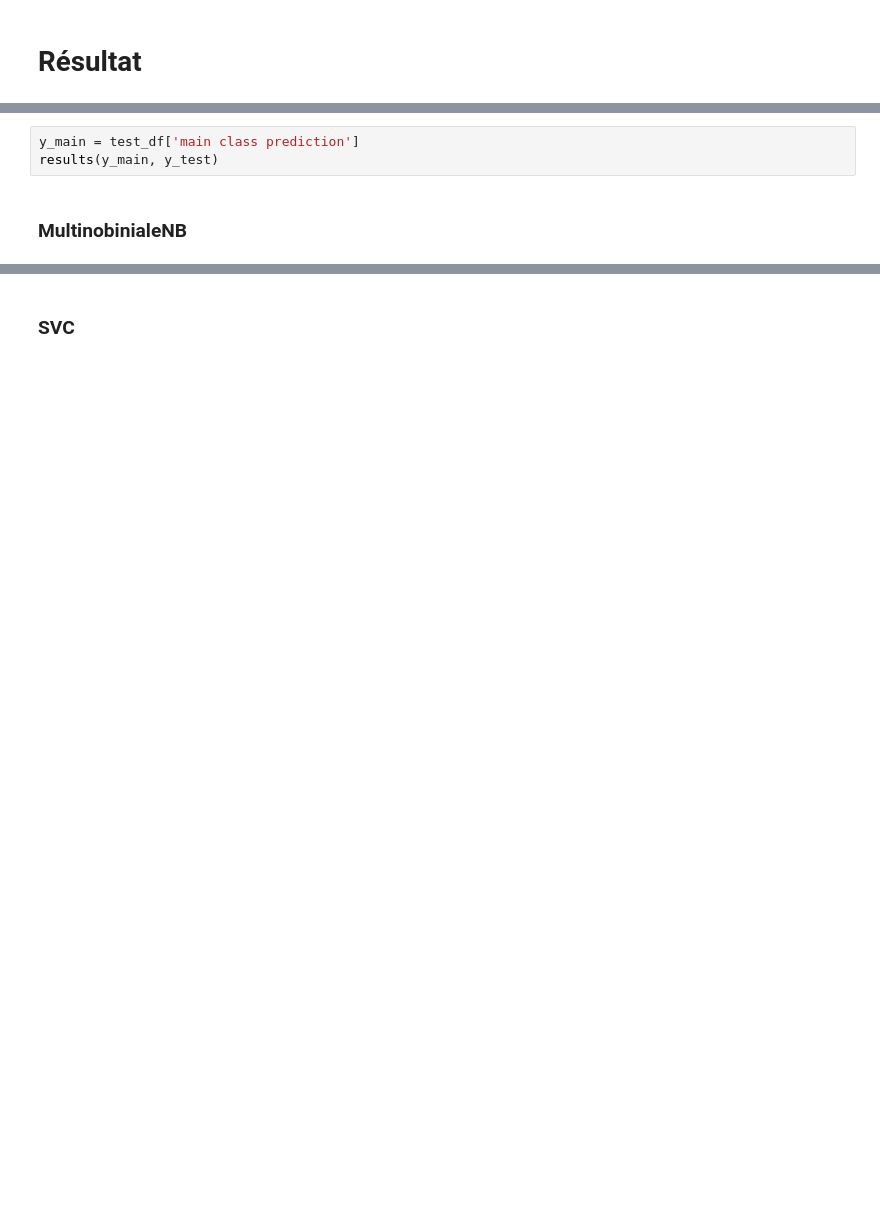
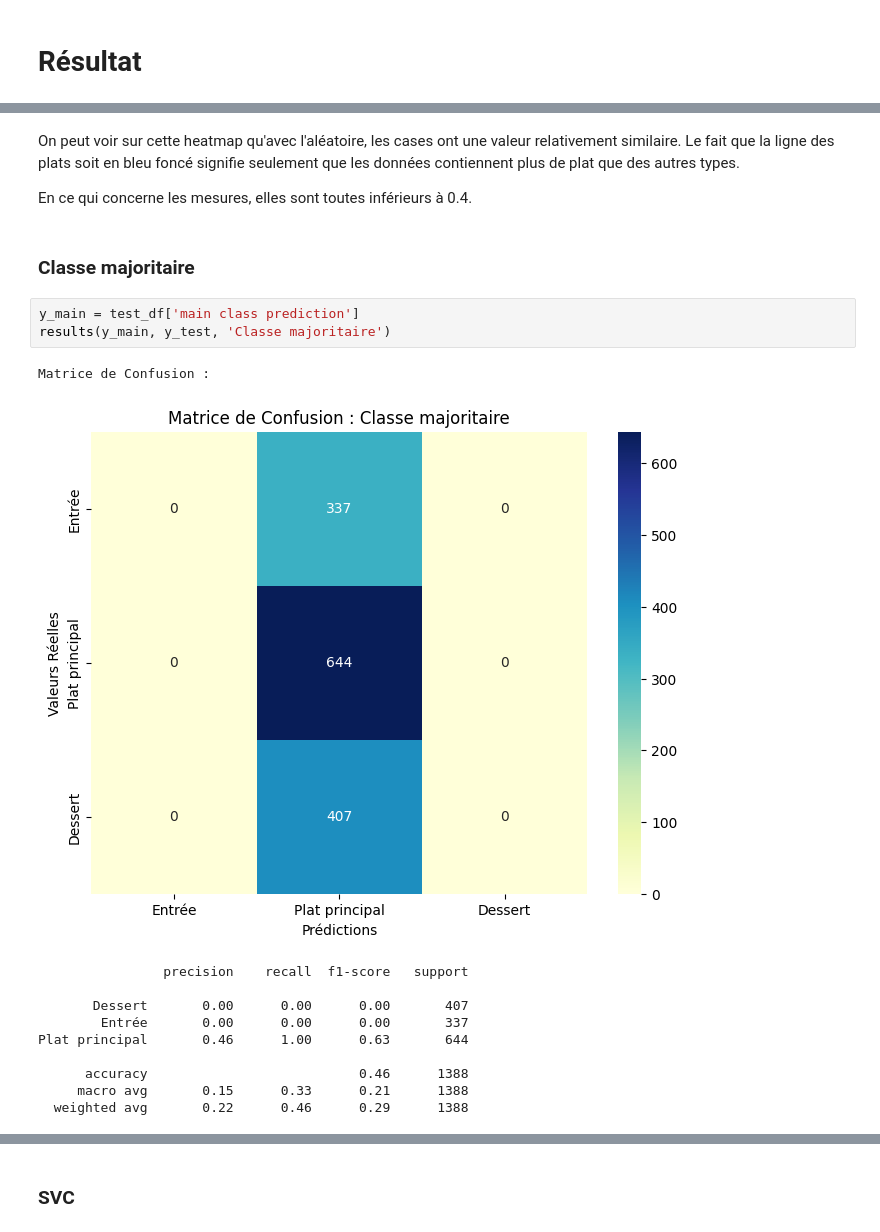
Before and after one commit to uvsq21805581/Projet-Intro-au-TALN-02-2024, a Jupyter notebook: src/main.ipynb, the cells around one changed output, grey strips where cells are left out. Drawn from its saved outputs; the diff is of its cells as text; blank space fills up the shorter version.

```diff
--- a/src/main.ipynb
+++ b/src/main.ipynb
@@ -235,5 +232,21 @@ results(y_rand, y_test)
+# %% [markdown]
+On peut voir sur cette heatmap qu'avec l'aléatoire, les cases ont une valeur relativement similaire. Le fait que la ligne des plats soit en bleu foncé signifie seulement que les données contiennent plus de plat que des autres types.
+
+En ce qui concerne les mesures, elles sont toutes inférieurs à 0.4.
+# %% [markdown]
+### Classe majoritaire
 # %%
 y_main = test_df['main class prediction']
-results(y_main, y_test)
+results(y_main, y_test, 'Classe majoritaire')
+# %% [output]
+Matrice de Confusion :
+[figure, added]
+                precision    recall  f1-score   support
+
+       Dessert       0.00      0.00      0.00       407
+        Entrée       0.00      0.00      0.00       337
+Plat principal       0.46      1.00      0.63       644
+
+      accuracy                           0.46      1388
+     macro avg       0.15      0.33      0.21      1388
+  weighted avg       0.22      0.46      0.29      1388
-# %% [markdown]
-### MultinobinialeNB
```
Also changed, not shown: parts of 55 cells of this notebook, 1 other file.
